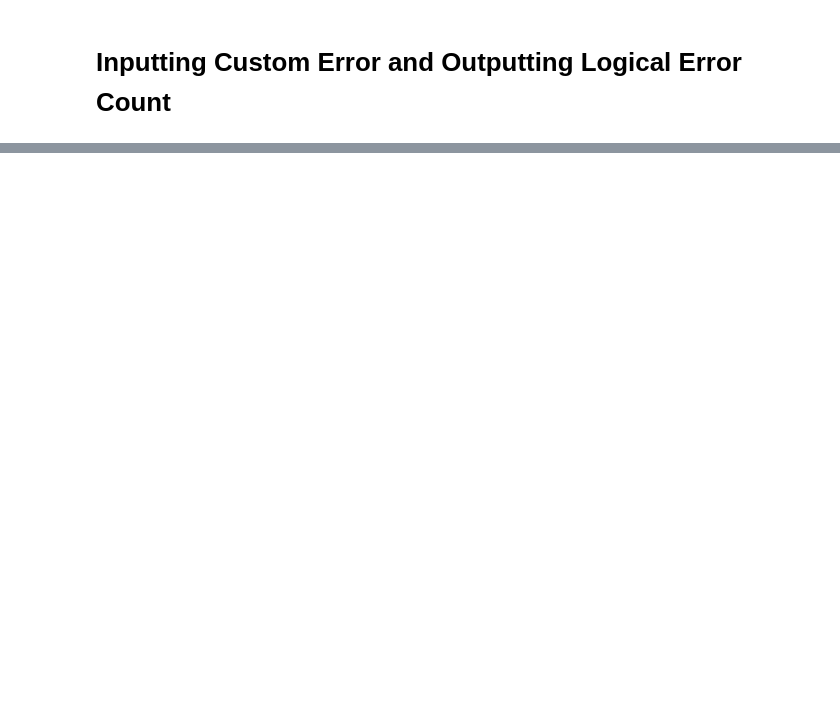
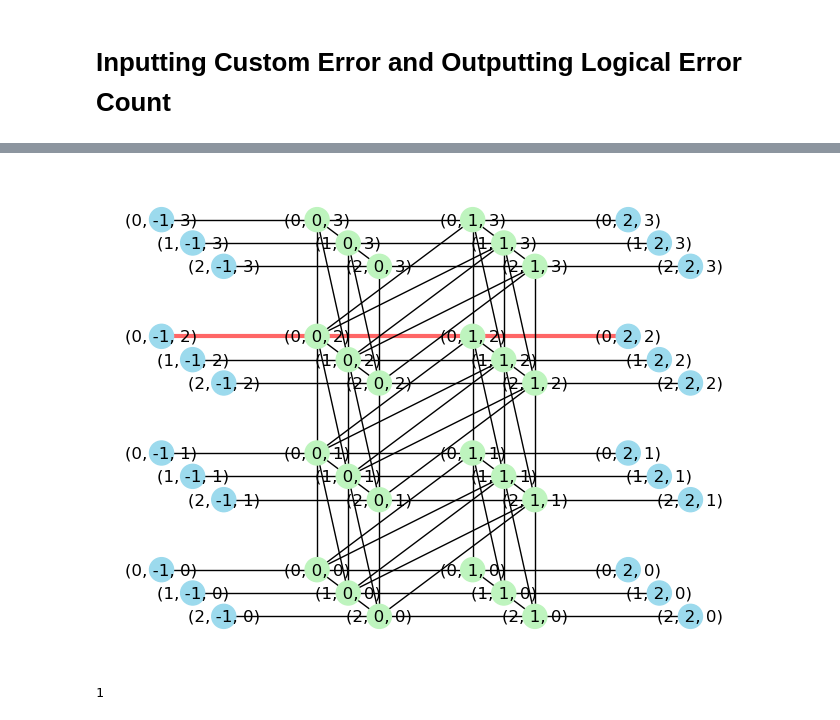
Before and after one commit to timchan0/localuf, a Jupyter notebook: demo_notebooks/snowflake.ipynb, the cells around one changed output, grey strips where cells are left out. Cells and saved outputs as stored; diff of their text form; code cells hidden in the pictures; blank space fills up the shorter version.

```diff
--- a/demo_notebooks/snowflake.ipynb
+++ b/demo_notebooks/snowflake.ipynb
@@ -235,0 +341,21 @@ Logical error count: 1
+# %%
+d = 3
+noise: NoiseModel = 'circuit-level'
+code = localuf.Surface(d, noise, scheme='frugal')
+scheme: Frugal = code.SCHEME # type: ignore
+decoder = localuf.decoders.Snowflake(code)
+h = code.SCHEME.WINDOW_HEIGHT
+
+custom_errors = [
+    {
+        ((0, 0, h-1), (0, 1, h-1)),
+        ((0, 1, h-1), (0, 2, h-1)),
+    },
+]
+floor_history = generate_output_with_custom_errors(
+    scheme=scheme,
+    decoder=decoder,
+    custom_errors=custom_errors,
+    draw='coarse',
+)
+floor_history
@@ -235,0 +371,15 @@ Logical error count: 1
+# %%
+leftover = get_absolute_error(custom_errors) ^ get_absolute_correction(floor_history)
+global_code = localuf.Surface(
+    d,
+    noise,
+    scheme='global batch',
+    window_height=d+len(custom_errors),
+)
+global_code.draw(error=leftover);
+# %% [output]
+[figure, added]
+# %%
+global_code.get_logical_error(leftover)
+# %% [output]
+1
```
Also changed, not shown: parts of 9 cells of this notebook, 8 other files.
